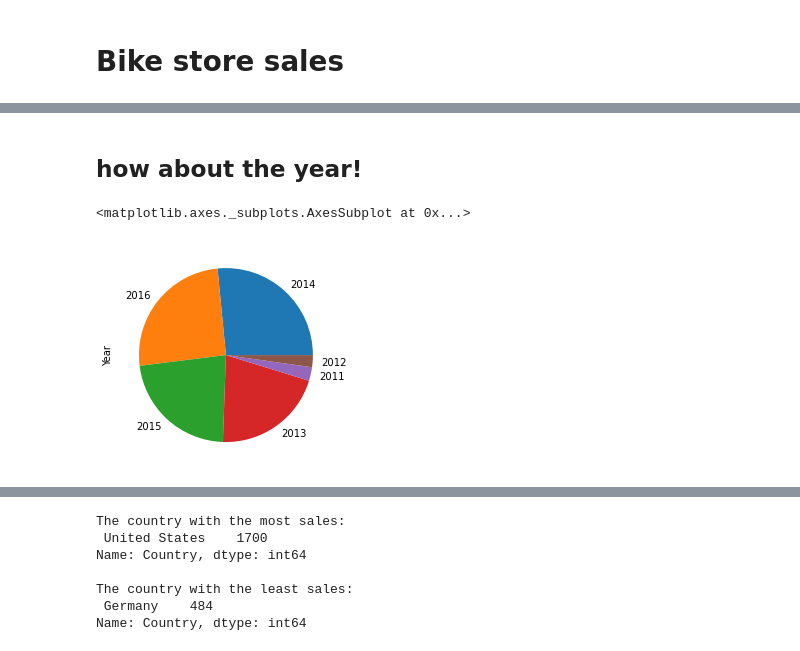
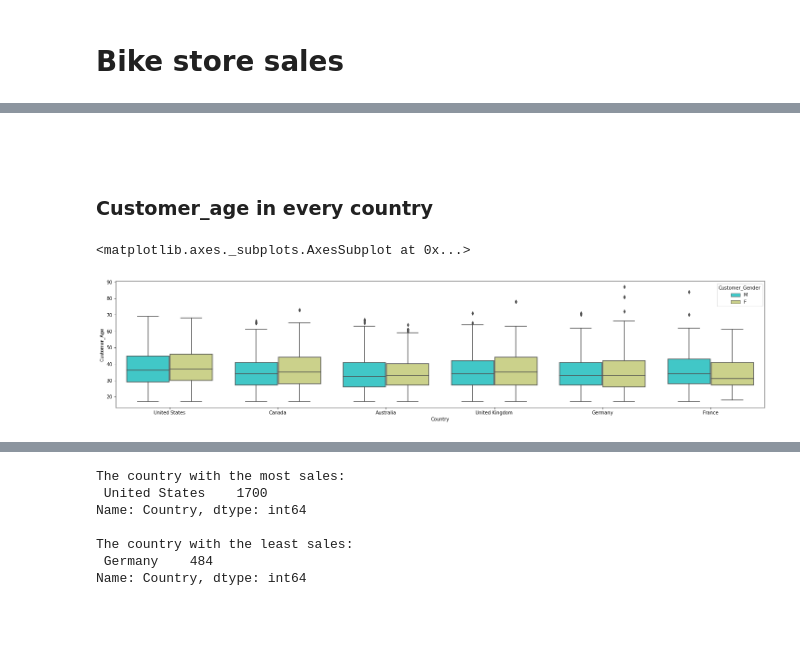
Before and after one commit to lalesafarzade/analysis-and-visualize, a Jupyter notebook: store_sale/store_sale.ipynb, the cells around one changed output, grey strips where cells are left out. Cells and saved outputs as stored; diff of their text form; code cells hidden in the pictures; blank space fills up the shorter version.

```diff
--- a/store_sale/store_sale.ipynb
+++ b/store_sale/store_sale.ipynb
@@ -86,7 +51,10 @@ df['Month'].value_counts().plot(kind='bar')
-# %% [markdown]
-## how about the year!
-# %%
-df['Year'].value_counts().plot(kind='pie')
-# %% [output]
-<matplotlib.axes._subplots.AxesSubplot at 0x...>
-[figure, removed]
+# %% [markdown]
+###
+# %% [markdown]
+### Customer_age in every country
+# %%
+plt.figure(figsize=(25,5))
+sns.boxplot(x="Country", y="Customer_Age", hue="Customer_Gender",data=df, palette="rainbow")
+# %% [output]
+<matplotlib.axes._subplots.AxesSubplot at 0x...>
+[figure, added]
```
Also changed, not shown: parts of 31 cells of this notebook.
